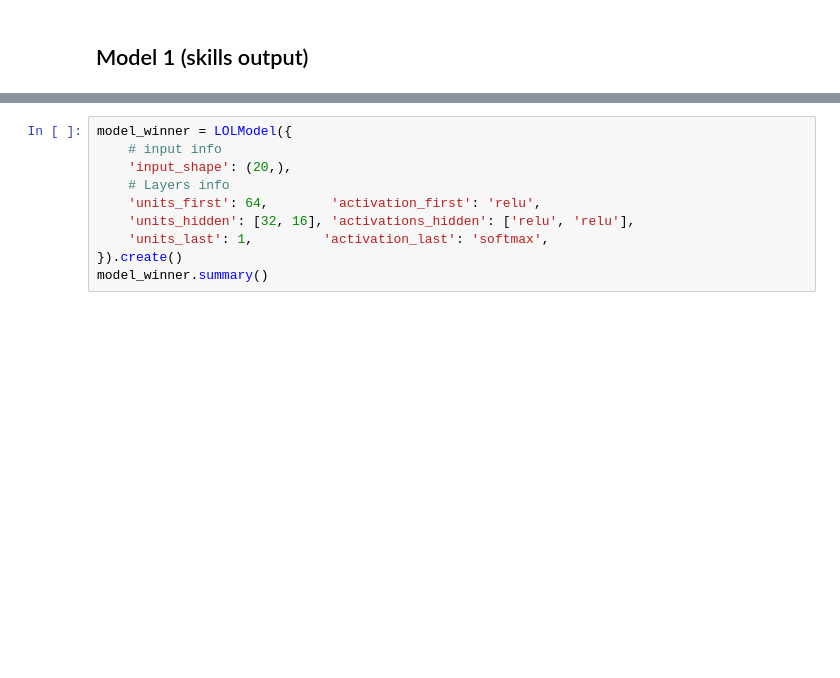
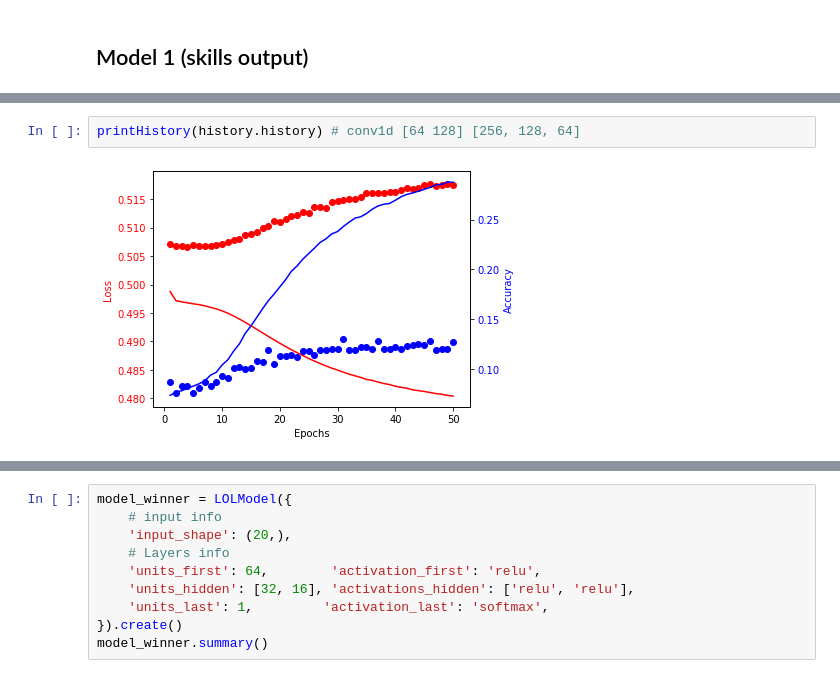
Before and after one commit to valeporti/imt, a Jupyter notebook: imt_dsc2/projet/models.ipynb, the cells around one changed output, grey strips where cells are left out. Cells and saved outputs as stored; diff of their text form; blank space fills up the shorter version.

```diff
--- a/imt_dsc2/projet/models.ipynb
+++ b/imt_dsc2/projet/models.ipynb
@@ -61,0 +260,4 @@ _________________________________________________________________
+# %%
+printHistory(history.history) # conv1d [64 128] [256, 128, 64]
+# %% [output]
+[figure, added]
```
Also changed, not shown: parts of 28 cells of this notebook, 6 other files.
